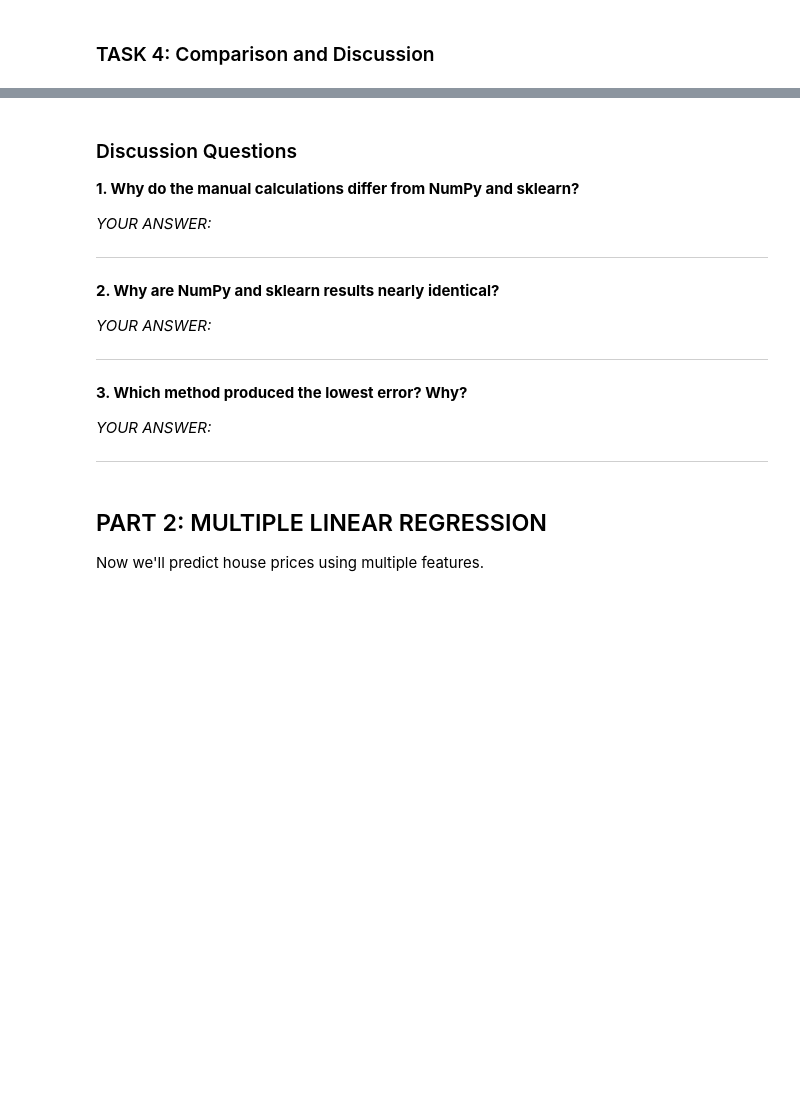
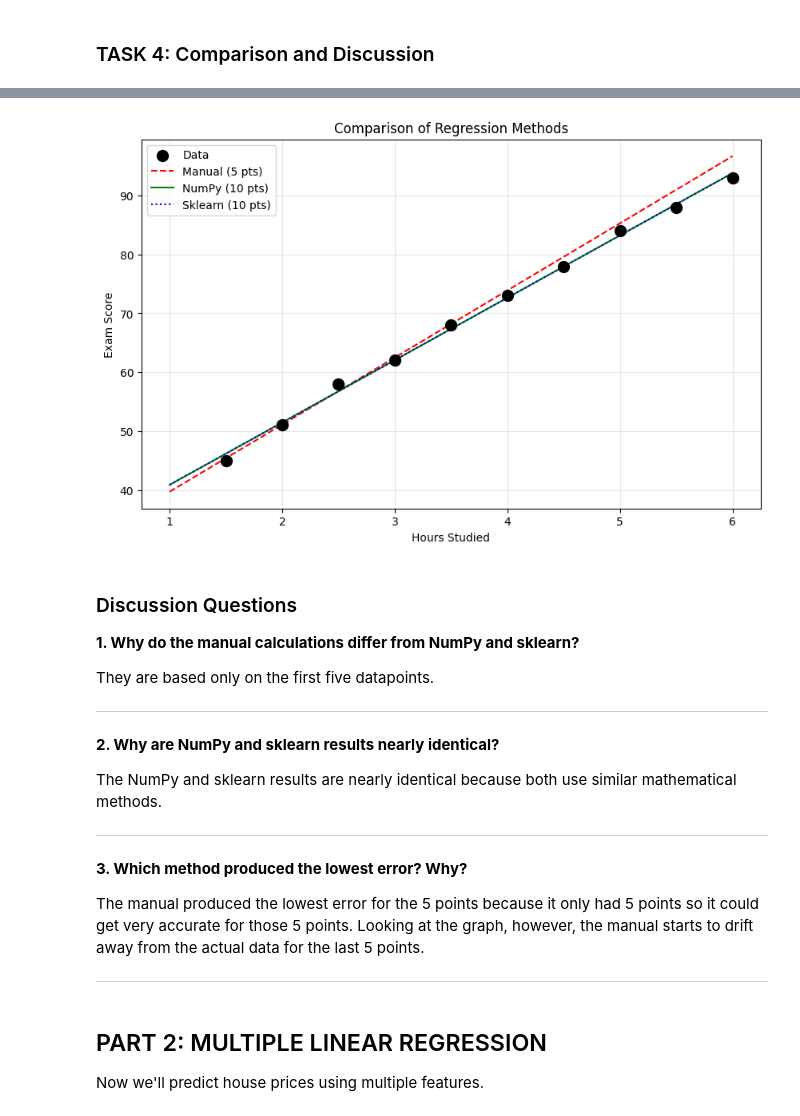
Before and after one commit to ohih8/bwsi-comp-problem-solving, a Jupyter notebook: mod5_supervised_learning/3_more_regression.ipynb, the cells around one changed output, grey strips where cells are left out. Cells and saved outputs as stored; diff of their text form; code cells hidden in the pictures; blank space fills up the shorter version.

```diff
--- a/mod5_supervised_learning/3_more_regression.ipynb
+++ b/mod5_supervised_learning/3_more_regression.ipynb
@@ -147,15 +155,15 @@ print(f"MSE: {mse_manual:.2f}")
 # %%
 # TODO: Prepare the design matrix
 # Hint: Use np.column_stack to combine a column of ones with the Hours_Studied values
-X_numpy = # TODO: Create design matrix [ones, x_values]
+X_numpy = np.column_stack([np.ones(len(df)), df['Hours_Studied'].values])
 y_numpy = df['Exam_Score'].values
 
 # TODO: Use np.linalg.lstsq
-solution, residuals, rank, s = # TODO: Complete this line
+solution, residuals, rank, s = np.linalg.lstsq(X_numpy, y_numpy, rcond=None)# TODO: Complete this line
 
 # TODO: Extract coefficients
-b_numpy = # TODO: Extract intercept (first element)
-m_numpy = # TODO: Extract slope (second element)
+b_numpy = solution[0] # TODO: Extract intercept (first element)
+m_numpy = solution[1] # TODO: Extract slope (second element)
 
 print("TASK 2 - NumPy lstsq (all 10 points):")
 print(f"Slope (m): {m_numpy}")
@@ -163,9 +171,9 @@ print(f"Intercept (b): {b_numpy}")
 print(f"Equation: y = {m_numpy:.2f}x + {b_numpy:.2f}\n")
 
 # TODO: Calculate predictions and errors
-y_pred_numpy = # TODO: Calculate predictions (matrix multiplication)
-mae_numpy = # TODO: Calculate MAE
-mse_numpy = # TODO: Calculate MSE
+y_pred_numpy = X_numpy @ solution # TODO: Calculate predictions (matrix multiplication)
+mae_numpy = abs(y_pred_numpy - y_numpy).sum() / len(df)# TODO: Calculate MAE
+mse_numpy = ((y_pred_numpy - y_numpy) ** 2).sum() / len(df) # TODO: Calculate MSE
 
 print(f"MAE: {mae_numpy:.2f}")
 print(f"MSE: {mse_numpy:.2f}")
@@ -181,16 +197,16 @@ print(f"MSE: {mse_numpy:.2f}")
  **Note:** sklearn automatically handles the intercept internally (with `fit_intercept=True` by default), so we don't need to add a column of ones!
 # %%
 # TODO: Reshape X for sklearn (needs 2D array)
-X_sklearn = # TODO: Reshape Hours_Studied to (-1, 1)
+X_sklearn =  df['Hours_Studied'].values.reshape(-1, 1) # TODO: Reshape Hours_Studied to (-1, 1)
 y_sklearn = df['Exam_Score'].values
 
 # TODO: Create and fit the model
-model = # TODO: Create LinearRegression object
-# TODO: Fit the model
+model = LinearRegression()# TODO: Create LinearRegression object
+model.fit(X_sklearn, y_sklearn)# TODO: Fit the model
 
 # TODO: Extract coefficients
-m_sklearn = # TODO: Get slope from model.coef_
-b_sklearn = # TODO: Get intercept from model.intercept_
+m_sklearn = model.coef_[0]# TODO: Get slope from model.coef_
+b_sklearn = model.intercept_# TODO: Get intercept from model.intercept_
 
 print("TASK 3 - Sklearn LinearRegression (all 10 points):")
 print(f"Slope (m): {m_sklearn}")
@@ -198,9 +214,9 @@ print(f"Intercept (b): {b_sklearn}")
 print(f"Equation: y = {m_sklearn:.2f}x + {b_sklearn:.2f}\n")
 
 # TODO: Calculate predictions and errors
-y_pred_sklearn = # TODO: Make predictions
-mae_sklearn = # TODO: Calculate MAE
-mse_sklearn = # TODO: Calculate MSE
+y_pred_sklearn = model.predict(X_sklearn)# TODO: Make predictions
+mae_sklearn = abs(y_pred_sklearn - y_sklearn).mean()# TODO: Calculate MAE
+mse_sklearn =((y_pred_sklearn - y_sklearn)**2).mean() #TODO: Calculate MSE
 
 print(f"MAE: {mae_sklearn:.2f}")
 print(f"MSE: {mse_sklearn:.2f}")
@@ -219,20 +252,24 @@ print(f"{'Sklearn (10 points)':<30} {0:<12.4f} {0:<12.4f} {0:<10.2f} {0:<10.2f}"
 # %%
 # TODO: Plot all three regression lines
 plt.figure(figsize=(10, 6))
 plt.scatter(df['Hours_Studied'], df['Exam_Score'], color='black', s=100, label='Data', zorder=3)
 
 # TODO: Create x range for plotting
 x_range = np.linspace(1, 6, 100)
 
 # TODO: Plot each regression line with different styles
 # Hint: Use different linestyles: '--', '-', ':'
-
+plt.plot(x_range, m_manual * x_range + b_manual, color='red', linestyle='--', label='Manual (5 pts)', zorder=2)
+plt.plot(x_range, m_numpy * x_range + b_numpy, color='green', linestyle='-', label='NumPy (10 pts)', zorder=2)
+plt.plot(x_range, m_sklearn * x_range + b_sklearn, color='blue', linestyle=':', label='Sklearn (10 pts)', zorder=2)
 plt.xlabel('Hours Studied')
 plt.ylabel('Exam Score')
 plt.title('Comparison of Regression Methods')
 plt.legend()
 plt.grid(True, alpha=0.3)
 plt.show()
+# %% [output]
+[figure, added]
 # %% [markdown]
  ### Discussion Questions
 
@@ -242,7 +279,7 @@ plt.show()
 
 
 
- *YOUR ANSWER:*
+ They are based only on the first five datapoints.
 
 
 
@@ -254,7 +291,7 @@ plt.show()
 
 
 
- *YOUR ANSWER:*
+The NumPy and sklearn results are nearly identical because both use similar mathematical methods.
 
 
 
@@ -266,7 +303,7 @@ plt.show()
 
 
 
- *YOUR ANSWER:*
+ The manual produced the lowest error for the 5 points because it only had 5 points so it could get very accurate for those 5 points. Looking at the graph, however, the manual starts to drift away from the actual data for the last 5 points.
 
 
 
```
Also changed, not shown: parts of 11 cells of this notebook.
